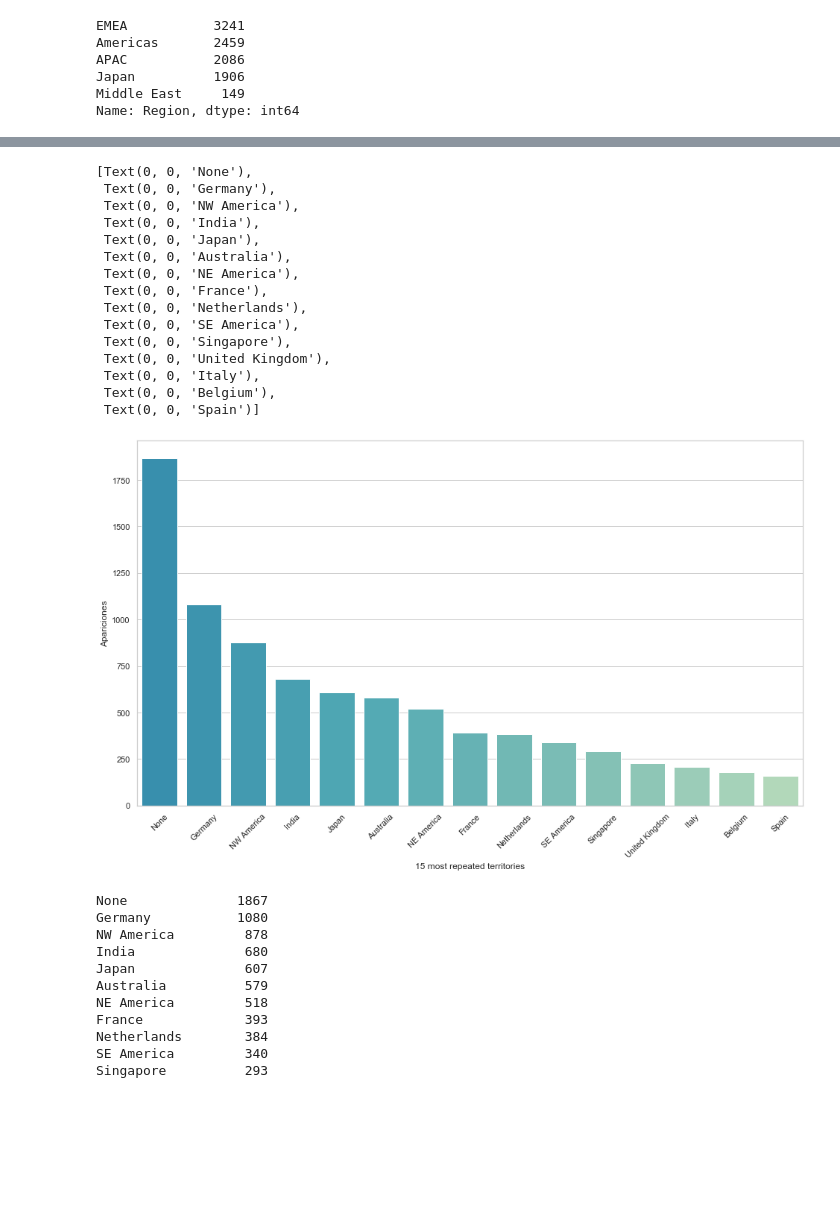
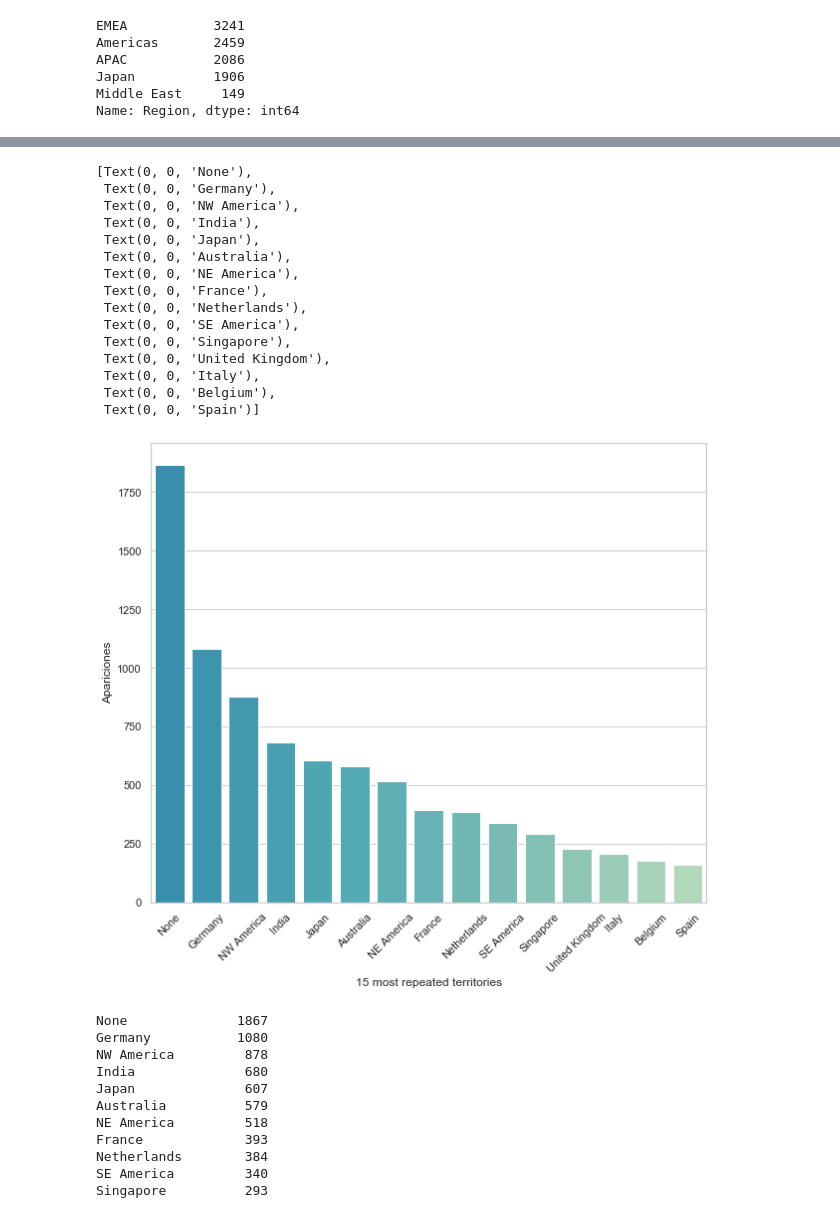
Before and after one commit to RiedelNicolas/75.06-2C2020-TP1, a Jupyter notebook: AnalisisGeografico.ipynb, the cells around one changed output, grey strips where cells are left out. Saved outputs shown, nothing was run; the diff lists cells and outputs as text; code cells hidden in the pictures; blank space fills up the shorter version.

Commit message:
arreglo tam de las imagenes

```diff
--- a/AnalisisGeografico.ipynb
+++ b/AnalisisGeografico.ipynb
@@ -125,29 +125,29 @@ colores = cmap(saltos)
 # %%
 territorios = datos['Territory'].value_counts().head(15)
 
 ax = sns.barplot(x=territorios.index, y=territorios.values,
                  palette=colores)
 ax.set(xlabel='15 most repeated territories', ylabel='Apariciones')
-sns.set(rc={'figure.figsize':(16,9)})
+sns.set(rc={'figure.figsize':(10,8.5)})
 
 ax.set_xticklabels(ax.get_xticklabels(), rotation=45)
 # %% [output]
 [Text(0, 0, 'None'),
  Text(0, 0, 'Germany'),
  Text(0, 0, 'NW America'),
  Text(0, 0, 'India'),
  Text(0, 0, 'Japan'),
  Text(0, 0, 'Australia'),
  Text(0, 0, 'NE America'),
  Text(0, 0, 'France'),
  Text(0, 0, 'Netherlands'),
  Text(0, 0, 'SE America'),
  Text(0, 0, 'Singapore'),
  Text(0, 0, 'United Kingdom'),
  Text(0, 0, 'Italy'),
  Text(0, 0, 'Belgium'),
  Text(0, 0, 'Spain')]
-[figure, old version]
+[figure, new version]
 # %%
 #### En este ultimo grafico tenemos algo interesante, gran parte de los territorios son NONE.
 # %%
```
Also changed, not shown: parts of 6 cells of this notebook, 3 other files.
